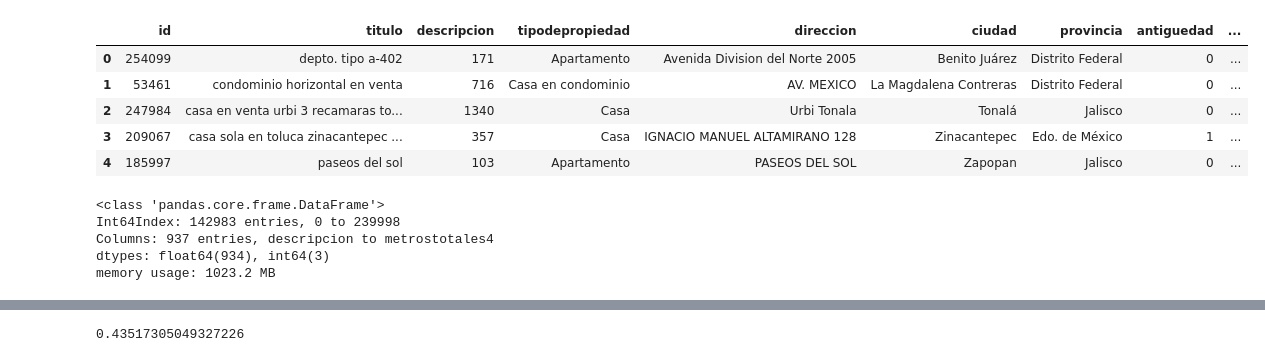
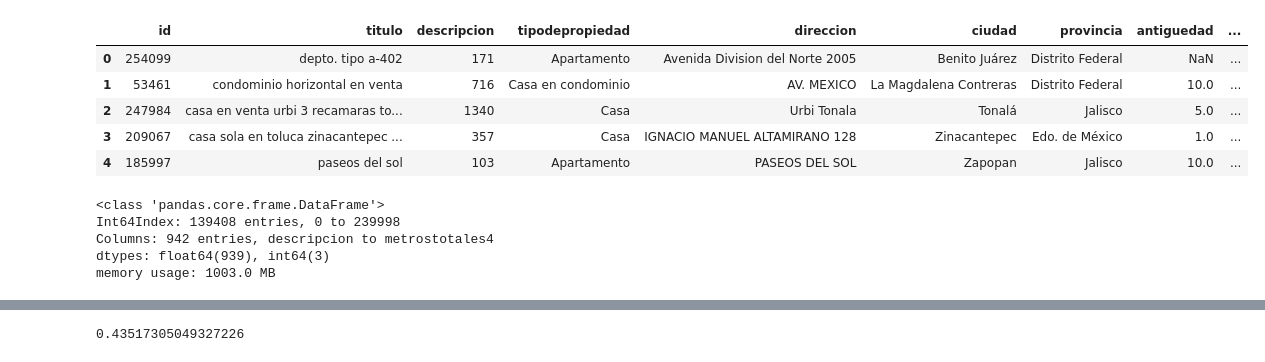
Before and after one commit to SabatiniFederico/tp3-metnum, a Jupyter notebook: notebooks/PruebaFichurs.ipynb, the cells around one changed output, grey strips where cells are left out. Drawn from its saved outputs; the diff is of its cells as text; code cells hidden in the pictures.

Commit message:
es_nuevo feature agregado

```diff
--- a/notebooks/PruebaFichurs.ipynb
+++ b/notebooks/PruebaFichurs.ipynb
@@ -31,10 +31,15 @@ df = pd.read_csv('../data/train.csv')
 df1h = df .copy()
 
 df1h.dropna(subset=['fecha','garages',  'antiguedad'])
-df1h['antiguedad']  = df1h['antiguedad'].apply(lambda x: 1 if x <=1 else 0  )
+
+#Feature engineering
+df1h['es_nuevo']  = df1h['antiguedad'].apply(lambda x: 1 if x <=1 else 0  )
 
 df1h['esta_avenida']  = df1h['direccion'].apply(lambda x: 1 if ("AV" in str(x) or "av" in str(x) or "AV." in str(x) or "av." in str(x) or
                                                                  "avenida" in str(x) or "AVENIDA" in str(x) ) else 0 )
+
+df1h['adicionales'] = df1h['piscina'] +  df1h['gimnasio']  + df1h['usosmultiples']
+df1h['adicionales']  = df1h['adicionales'].apply(lambda x:   x if x>0 else 0)
 
 
 df1h['fecha']  = df1h['fecha'].apply(lambda x:   (int( x.split('-')[0]) + int(x.split('-')[1] )/13.0 )  )
@@ -46,18 +51,15 @@ df1h['fecha4']  = df1h['fecha'].apply(lambda x:  x **4 )
 df1h['descripcion']  = df1h['descripcion'].apply(lambda x:   ( len ( str ( x))) )
 pd.set_option('display.max_columns', None)
 
+df1h['cercanias'] = df1h['centroscomercialescercanos'] +  df1h['escuelascercanas']
+
+#Hot encoding
 df1h = pd.concat([df1h,pd.get_dummies(df1h['ciudad'], prefix='ciudad_', dtype=float)],axis=1)
 df1h = pd.concat([df1h,pd.get_dummies(df1h['tipodepropiedad'], prefix='tipodepropiedad_', dtype=float)],axis=1)
 
 
-df1h['adicionales'] = df1h['piscina'] +  df1h['gimnasio']  + df1h['usosmultiples']
-df1h['adicionales']  = df1h['adicionales'].apply(lambda x:   x if x>0 else 0)
 
-
-df1h['cercanias'] = df1h['centroscomercialescercanos'] +  df1h['escuelascercanas']
-df1h['cercanias']  = df1h['cercanias'].apply(lambda x:   x if x>0 else 0)
-
-
+#polinomios de var númericas.
 df1h['garages']  = df1h['garages'].apply(lambda x:  (x) )
 df1h['garages0']  = df1h['garages'].apply(lambda x:  (x**0) )
 df1h['garages2']  = df1h['garages'].apply(lambda x:  (x**2) )
@@ -83,38 +85,38 @@ df1h['adicionales']  = df1h['adicionales'].apply(lambda x:  (x) )
 df1h['adicionales0']  = df1h['adicionales'].apply(lambda x:  (x**0) )
 df1h['adicionales2']  = df1h['adicionales'].apply(lambda x:  (x**2) )
 df1h['adicionales3']  = df1h['adicionales'].apply(lambda x:  (x**3) )
 df1h['adicionales4']  = df1h['adicionales'].apply(lambda x:  (x**4) )
 
 
 df1h['metroscubiertos']  = df1h['metroscubiertos'].apply(lambda x:  (x) )
 df1h['metroscubiertos0']  = df1h['metroscubiertos'].apply(lambda x:  (x**0) )
 df1h['metroscubiertos2']  = df1h['metroscubiertos'].apply(lambda x:  (x**2) )
 df1h['metroscubiertos3']  = df1h['metroscubiertos'].apply(lambda x:  (x**3) )
 df1h['metroscubiertos4']  = df1h['metroscubiertos'].apply(lambda x:  (x**4) )
 
 
 df1h['habitaciones']  = df1h['habitaciones'].apply(lambda x:  (x) )
 df1h['habitaciones0']  = df1h['habitaciones'].apply(lambda x:  (x**0) )
 df1h['habitaciones2']  = df1h['habitaciones'].apply(lambda x:  (x**2) )
 df1h['habitaciones3']  = df1h['habitaciones'].apply(lambda x:  (x**3) )
 df1h['habitaciones4']  = df1h['habitaciones'].apply(lambda x:  (x**4) )
 
 
 df1h['metrostotales']  = df1h['metrostotales'].apply(lambda x:  (x) )
 df1h['metrostotales0']  = df1h['metrostotales'].apply(lambda x:  (x**0) )
 df1h['metrostotales2']  = df1h['metrostotales'].apply(lambda x:  (x**2) )
 df1h['metrostotales3']  = df1h['metrostotales'].apply(lambda x:  (x**3) )
 df1h['metrostotales4']  = df1h['metrostotales'].apply(lambda x:  (x**4) )
 
 
 df1h.head()
 # %% [output]
 |  | id | titulo | descripcion | tipodepropiedad | direccion | ciudad | provincia | antiguedad | ... |
-| 0 | 254099 | depto. tipo a-402 | 171 | Apartamento | Avenida Division del Norte 2005 | Benito Juárez | Distrito Federal | 0 | ... |
-| 1 | 53461 | condominio horizontal en venta | 716 | Casa en condominio | AV. MEXICO | La Magdalena Contreras | Distrito Federal | 0 | ... |
-| 2 | 247984 | casa en venta urbi 3 recamaras to... | 1340 | Casa | Urbi Tonala | Tonalá | Jalisco | 0 | ... |
-| 3 | 209067 | casa sola en toluca zinacantepec ... | 357 | Casa | IGNACIO MANUEL ALTAMIRANO 128 | Zinacantepec | Edo. de México | 1 | ... |
-| 4 | 185997 | paseos del sol | 103 | Apartamento | PASEOS DEL SOL | Zapopan | Jalisco | 0 | ... |
+| 0 | 254099 | depto. tipo a-402 | 171 | Apartamento | Avenida Division del Norte 2005 | Benito Juárez | Distrito Federal | NaN | ... |
+| 1 | 53461 | condominio horizontal en venta | 716 | Casa en condominio | AV. MEXICO | La Magdalena Contreras | Distrito Federal | 10.0 | ... |
+| 2 | 247984 | casa en venta urbi 3 recamaras to... | 1340 | Casa | Urbi Tonala | Tonalá | Jalisco | 5.0 | ... |
+| 3 | 209067 | casa sola en toluca zinacantepec ... | 357 | Casa | IGNACIO MANUEL ALTAMIRANO 128 | Zinacantepec | Edo. de México | 1.0 | ... |
+| 4 | 185997 | paseos del sol | 103 | Apartamento | PASEOS DEL SOL | Zapopan | Jalisco | 10.0 | ... |
 # %%
 df1h = df1h.loc[:, df1h.columns != 'titulo']
 # df1h = df1h.loc[:, df1h.columns != 'metroscubiertos']
@@ -128,7 +130,7 @@ df1h = df1h.loc[:, df1h.columns != 'lat']
 df1h = df1h.loc[:, df1h.columns != 'lng']
 df1h = df1h.loc[:, df1h.columns != 'idzona']
 df1h = df1h.loc[:, df1h.columns != 'tipodepropiedad']
-# df1h = df1h.loc[:, df1h.columns != 'antiguedad']
+df1h = df1h.loc[:, df1h.columns != 'antiguedad']
 df1h = df1h.loc[:, df1h.columns != 'banos']
 # df1h = df1h.loc[:, df1h.columns != 'garages']
 df1h = df1h.loc[:, df1h.columns != 'usosmultiples']
@@ -146,10 +148,10 @@ df1h = df1h.dropna( )
 df1h.info()
 # %% [output]
 <class 'pandas.core.frame.DataFrame'>
-Int64Index: 142983 entries, 0 to 239998
-Columns: 937 entries, descripcion to metrostotales4
-dtypes: float64(934), int64(3)
-memory usage: 1023.2 MB
+Int64Index: 139408 entries, 0 to 239998
+Columns: 942 entries, descripcion to metrostotales4
+dtypes: float64(939), int64(3)
+memory usage: 1003.0 MB
 # %%
 dfsp = df1h
 dfsp = dfsp.loc[:, df1h.columns != 'precio']
```
Also changed, not shown: parts of 2 cells of this notebook.
